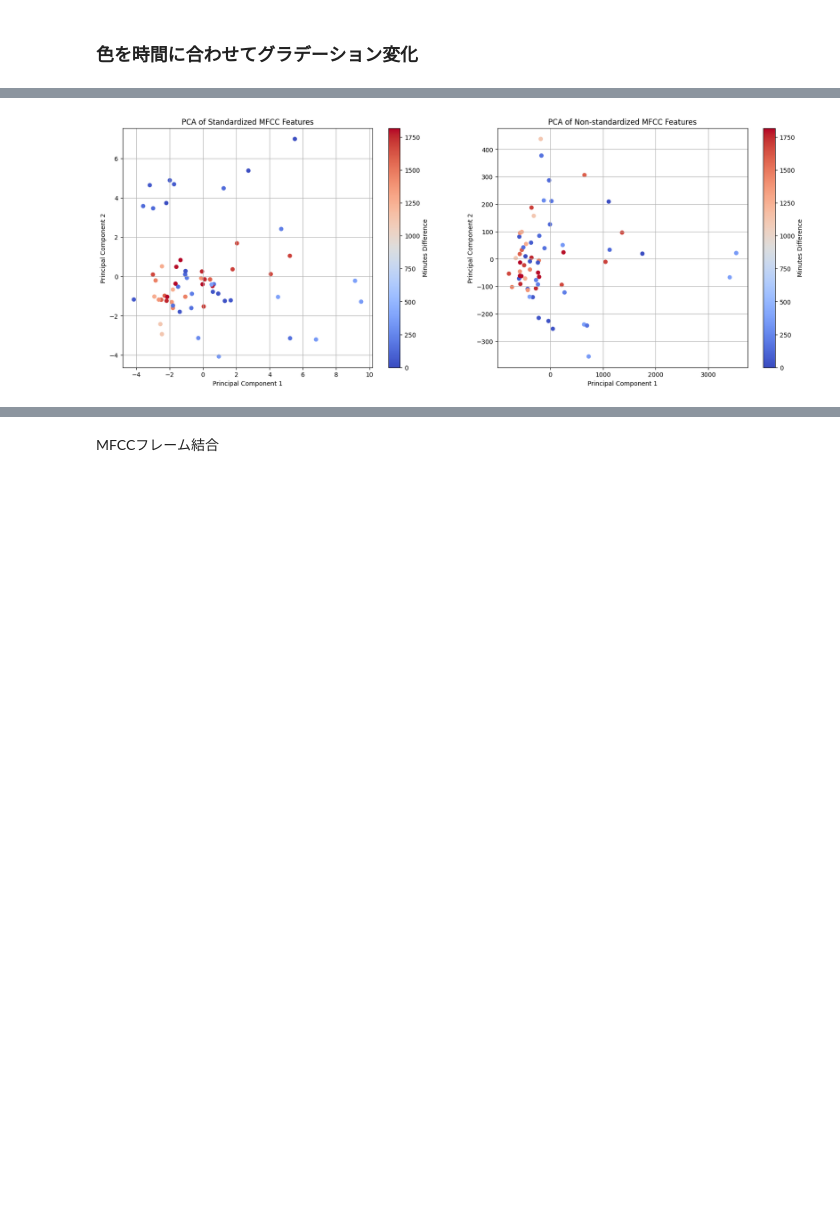
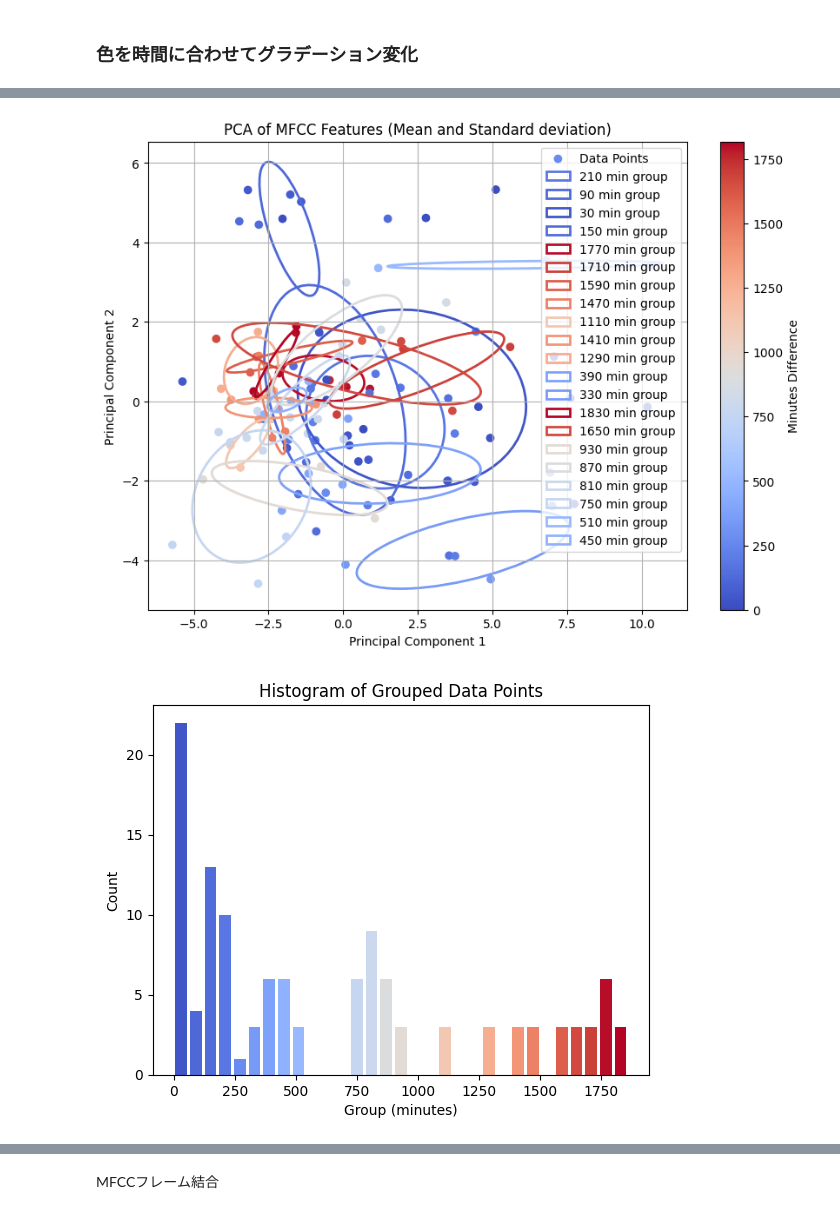
Before and after one commit to cielcs/Bayesian-inference, a Jupyter notebook: MFCCと主成分分析.ipynb, the cells around one changed output, grey strips where cells are left out. Cells and saved outputs as stored; diff of their text form; code cells hidden in the pictures; blank space fills up the shorter version.

```diff
--- a/MFCCと主成分分析.ipynb
+++ b/MFCCと主成分分析.ipynb
@@ -212,12 +259,13 @@ from sklearn.preprocessing import StandardScaler
 from datetime import datetime, timedelta
 import matplotlib.cm as cm
 import matplotlib.colors as mcolors
+from matplotlib.patches import Ellipse
 
 # ディレクトリのパス
 directory = '/content/drive/MyDrive/naist/Bsound/'
 
 # 指定された時刻のリスト（文字列として）
-specified_times = ['5_29_1710', '5_29_2235','5_30_1337','5_30_1359','5_31_2144','6_1_1806','6_2_1505','6_4_1500','6_5_1842','6_7_1602','6_21_1905','6_23_0132']
+specified_times = ['5_29_1710', '5_29_2235','5_30_1337','5_30_1359','5_31_2144','6_1_1806','6_2_1505','6_4_1500','6_5_1842','6_7_1602','6_21_1905','6_23_0132','7_3_1833','7_4_1049','7_5_0306']
 
 def parse_time(time_str):
     return datetime.strptime(time_str, '%m_%d_%H%M')
@@ -230,7 +278,7 @@ def extract_mfcc_features(audio_path, n_mfcc=13):
     y, sr = librosa.load(audio_path, sr=None)
     mfccs = librosa.feature.mfcc(y=y, sr=sr, n_mfcc=n_mfcc)
     mfcc_mean = np.mean(mfccs.T, axis=0)
-    mfcc_var = np.var(mfccs.T, axis=0)
+    mfcc_var = np.std(mfccs.T, axis=0)
     return np.concatenate((mfcc_mean, mfcc_var))
 
 def process_directory(directory, specified_times):
@@ -266,54 +314,87 @@ def process_directory(directory, specified_times):
             file_infos.append((label, minutes_difference))
 
     # 色を設定（ヒートマップ）
     norm = mcolors.Normalize(vmin=0, vmax=max_minutes_difference)
     cmap = plt.colormaps['coolwarm']  # 色マップを選択
     for label, minutes_difference in file_infos:
         if minutes_difference is None:
             color = 'black'
         else:
             color = cmap(norm(minutes_difference))
         colors.append(color)
 
     return np.array(mfcc_list), labels, colors, norm, cmap, file_infos
 
 # MFCCを抽出
 mfcc_features, labels, colors, norm, cmap, file_infos = process_directory(directory, specified_times)
 
 # データの標準化
 scaler = StandardScaler()
 mfcc_features_normalized = scaler.fit_transform(mfcc_features)
 
 # PCAを実行
 pca = PCA(n_components=2)
-mfcc_pca_normalized = pca.fit_transform(mfcc_features_normalized)
-
-# PCAを標準化しないMFCCに対して実行
-pca_non_standardized = PCA(n_components=2)
-mfcc_pca_non_standardized = pca_non_standardized.fit_transform(mfcc_features)
+mfcc_pca = pca.fit_transform(mfcc_features_normalized)
+# mfcc_pca = pca.fit_transform(mfcc_features)
 
 # プロット
-fig, axs = plt.subplots(1, 2, figsize=(20, 7))
+fig, ax = plt.subplots(figsize=(10, 7))
+sc = ax.scatter(mfcc_pca[:, 0], mfcc_pca[:, 1], c=colors, label='Data Points')
 
-# 標準化したデータのプロット
-axs[0].scatter(mfcc_pca_normalized[:, 0], mfcc_pca_normalized[:, 1], c=colors)
-axs[0].set_xlabel('Principal Component 1')
-axs[0].set_ylabel('Principal Component 2')
-axs[0].set_title('PCA of Standardized MFCC Features')
-axs[0].grid(True)
-fig.colorbar(cm.ScalarMappable(norm=norm, cmap=cmap), ax=axs[0], label='Minutes Difference')
+# プロットにラベルを追加
+# for i, label in enumerate(labels):
+#     plt.annotate(label, (mfcc_pca[i, 0], mfcc_pca[i, 1]))
 
-# 標準化しないデータのプロット
-axs[1].scatter(mfcc_pca_non_standardized[:, 0], mfcc_pca_non_standardized[:, 1], c=colors)
-axs[1].set_xlabel('Principal Component 1')
-axs[1].set_ylabel('Principal Component 2')
-axs[1].set_title('PCA of Non-standardized MFCC Features')
-axs[1].grid(True)
-fig.colorbar(cm.ScalarMappable(norm=norm, cmap=cmap), ax=axs[1], label='Minutes Difference')
+ax.set_xlabel('Principal Component 1')
+ax.set_ylabel('Principal Component 2')
+ax.set_title('PCA of MFCC Features (Mean and Standard deviation)')
+ax.grid(True)
+fig.colorbar(cm.ScalarMappable(norm=norm, cmap=cmap), ax=ax, label='Minutes Difference')
 
+# グループ化と正規分布のプロット
+interval = 60  # 分
+grouped_data = {}
+group_colors = {}
+
+for i, (label, minutes_difference) in enumerate(file_infos):
+    if minutes_difference is not None:
+        group_key = (minutes_difference // interval) * interval + interval // 2
+        if group_key not in grouped_data:
+            grouped_data[group_key] = []
+            group_colors[group_key] = colors[i]  # グループの色を設定
+        grouped_data[group_key].append(mfcc_pca[i])
+
+for group_key, data_points in grouped_data.items():
+    if len(data_points) > 1:
+        data_points = np.array(data_points)
+        mean_group = np.mean(data_points, axis=0)
+        cov_group = np.cov(data_points, rowvar=False)
+
+        # 共分散行列から楕円の主軸の長さと角度を計算
+        eigvals, eigvecs = np.linalg.eigh(cov_group)
+        order = eigvals.argsort()[::-1]
+        eigvals, eigvecs = eigvals[order], eigvecs[:, order]
+        angle = np.degrees(np.arctan2(*eigvecs[:, 0][::-1]))
+
+        # 標準偏差1倍の範囲の楕円をプロット
+        ell_radius_x = np.sqrt(eigvals[0])
+        ell_radius_y = np.sqrt(eigvals[1])
+        ellipse = Ellipse(mean_group, width=ell_radius_x * 2, height=ell_radius_y * 2, angle=angle, edgecolor=group_colors[group_key], fc='None', lw=2, label=f'{group_key} min group')
+        ax.add_patch(ellipse)
+
+plt.legend()
+
+# ヒストグラムのプロット
+group_counts = {key: len(value) for key, value in grouped_data.items()}
+fig, ax = plt.subplots()
+ax.bar(group_counts.keys(), group_counts.values(), width=interval*0.8, color=[group_colors[key] for key in group_counts.keys()])
+ax.set_xlabel('Group (minutes)')
+ax.set_ylabel('Count')
+ax.set_title('Histogram of Grouped Data Points')
 plt.show()
 # %% [output]
-[figure, old version]
+[figure, new version]
+[figure, added]
 # %%
 import os
 import librosa
```
Also changed, not shown: parts of 4 cells of this notebook.
